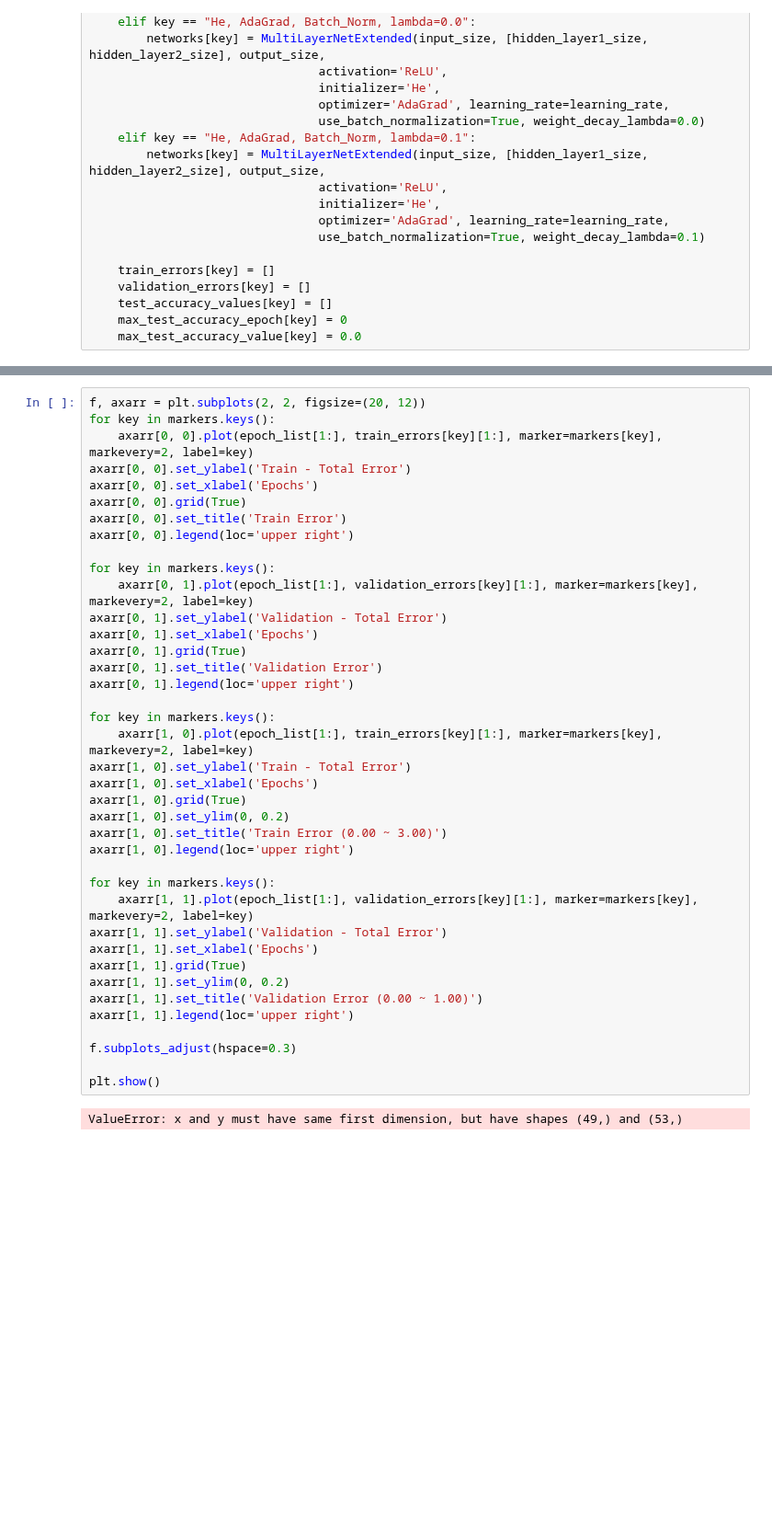
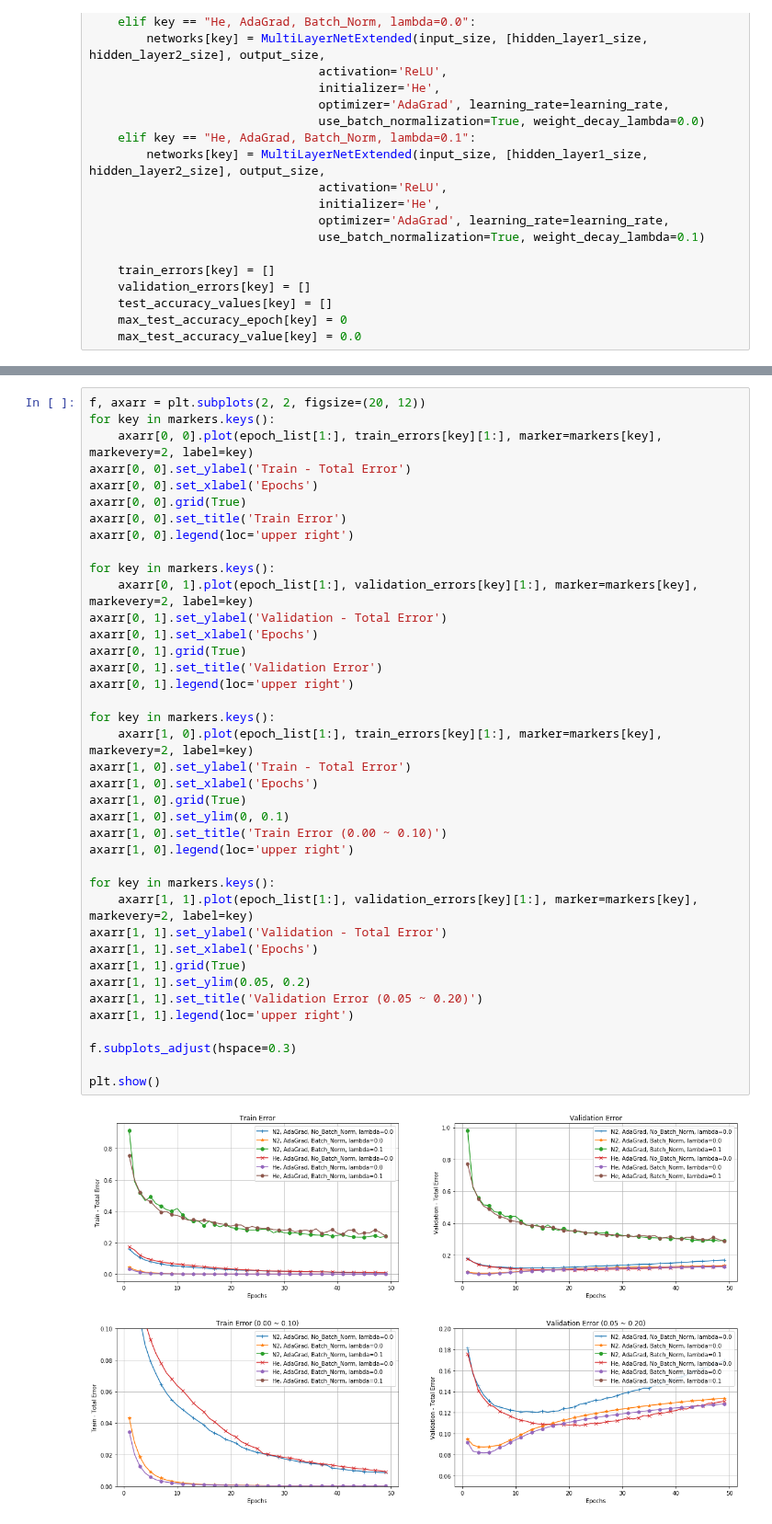
Before and after one commit to linklab/aiclass, a Jupyter notebook: 0.Professor/6.LearningAcceleration/batch-normalization-and-weight-decay-mnist-two-hidden-layers.ipynb, the cells around one changed output, grey strips where cells are left out. Shown at 92% size. Saved outputs shown, nothing was run; the diff lists cells and outputs as text; blank space fills up the shorter version.

```diff
--- a/0.Professor/6.LearningAcceleration/batch-normalization-and-weight-decay-mnist-two-hidden-layers.ipynb
+++ b/0.Professor/6.LearningAcceleration/batch-normalization-and-weight-decay-mnist-two-hidden-layers.ipynb
@@ -411,38 +411,38 @@ axarr[0, 0].set_xlabel('Epochs')
 axarr[0, 0].grid(True)
 axarr[0, 0].set_title('Train Error')
 axarr[0, 0].legend(loc='upper right')
 
 for key in markers.keys():
     axarr[0, 1].plot(epoch_list[1:], validation_errors[key][1:], marker=markers[key], markevery=2, label=key)
 axarr[0, 1].set_ylabel('Validation - Total Error')
 axarr[0, 1].set_xlabel('Epochs')
 axarr[0, 1].grid(True)
 axarr[0, 1].set_title('Validation Error')
 axarr[0, 1].legend(loc='upper right')
 
 for key in markers.keys():
     axarr[1, 0].plot(epoch_list[1:], train_errors[key][1:], marker=markers[key], markevery=2, label=key)
 axarr[1, 0].set_ylabel('Train - Total Error')
 axarr[1, 0].set_xlabel('Epochs')
 axarr[1, 0].grid(True)
-axarr[1, 0].set_ylim(0, 0.2)
-axarr[1, 0].set_title('Train Error (0.00 ~ 3.00)')
+axarr[1, 0].set_ylim(0, 0.1)
+axarr[1, 0].set_title('Train Error (0.00 ~ 0.10)')
 axarr[1, 0].legend(loc='upper right')
 
 for key in markers.keys():
     axarr[1, 1].plot(epoch_list[1:], validation_errors[key][1:], marker=markers[key], markevery=2, label=key)
 axarr[1, 1].set_ylabel('Validation - Total Error')
 axarr[1, 1].set_xlabel('Epochs')
 axarr[1, 1].grid(True)
-axarr[1, 1].set_ylim(0, 0.2)
-axarr[1, 1].set_title('Validation Error (0.00 ~ 1.00)')
+axarr[1, 1].set_ylim(0.05, 0.2)
+axarr[1, 1].set_title('Validation Error (0.05 ~ 0.20)')
 axarr[1, 1].legend(loc='upper right')
 
 f.subplots_adjust(hspace=0.3)
 
 plt.show()
 # %% [output]
-ValueError: x and y must have same first dimension, but have shapes (49,) and (53,)
+[figure, added]
 # %%
 f, axarr = plt.subplots(2, 1, figsize=(15,10))
 for key in markers.keys():
```
Also changed, not shown: parts of 3 cells of this notebook.
